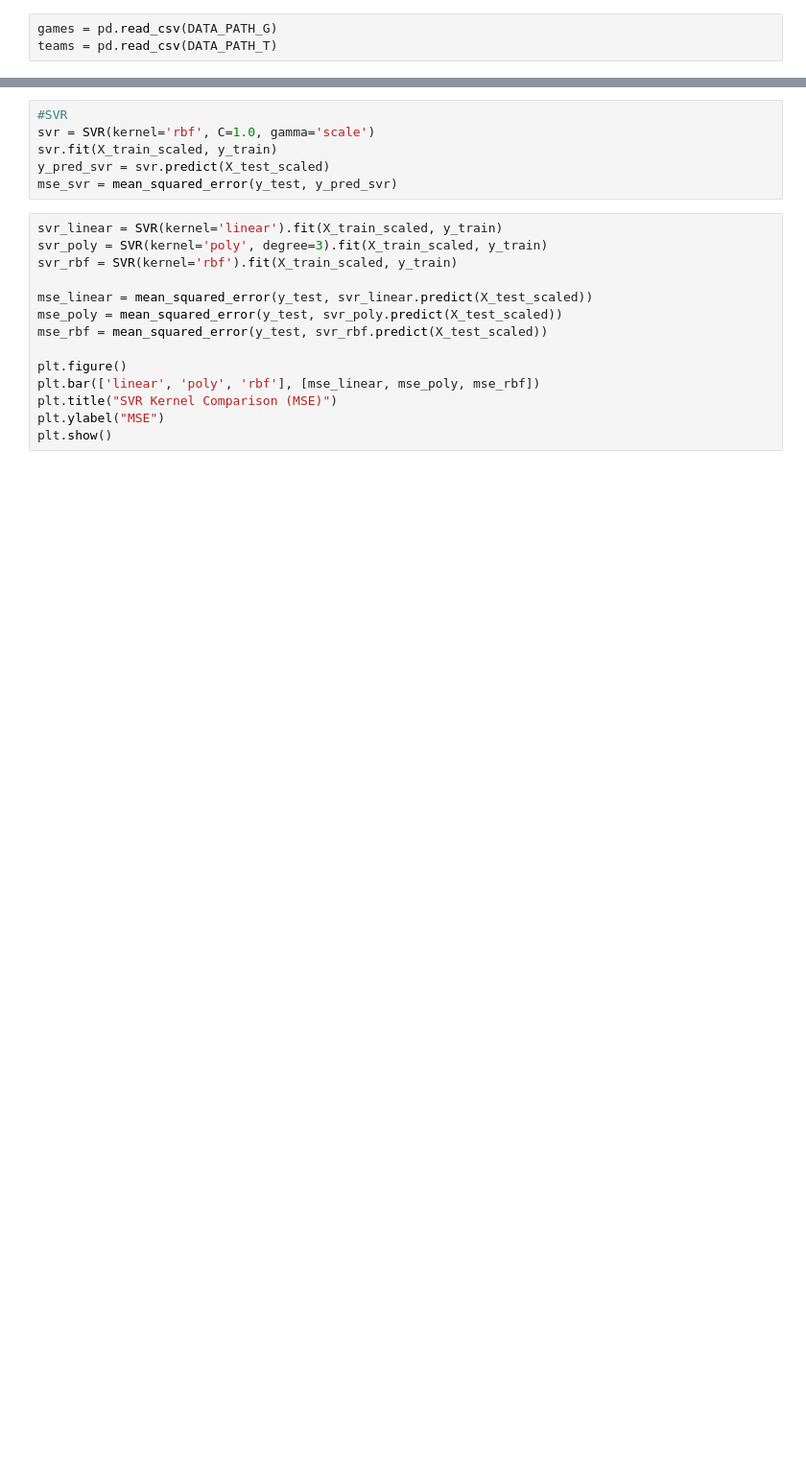
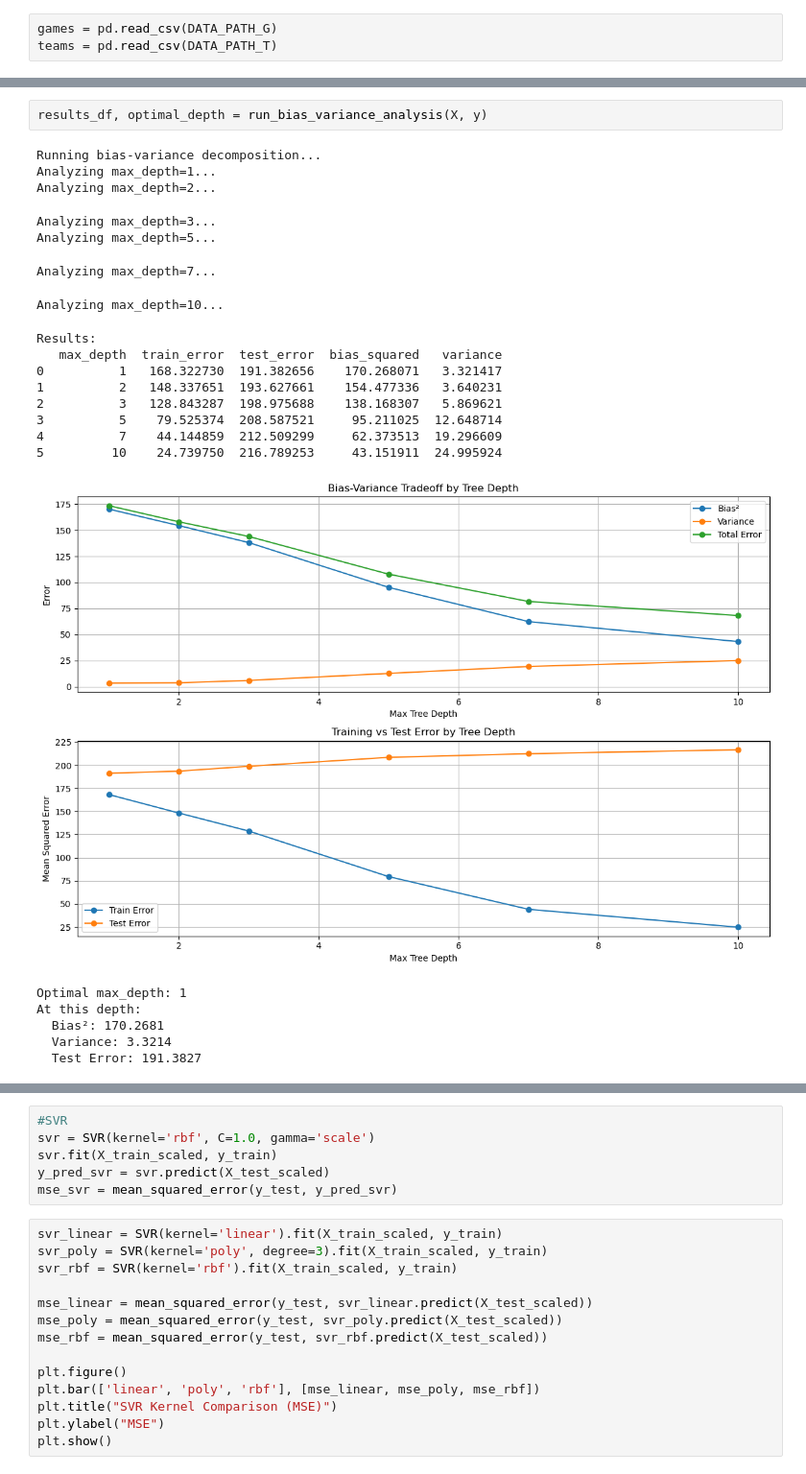
Before and after one commit to Datboy0127/Gamblers-CDS-Onboarding-Project, a Jupyter notebook: competition/SL_Regression.ipynb, the cells around one changed output, grey strips where cells are left out. Shown at 96% size. Cells and saved outputs as stored; diff of their text form; blank space fills up the shorter version.

Commit message:
Some changes xgboost + bias variance

```diff
--- a/competition/SL_Regression.ipynb
+++ b/competition/SL_Regression.ipynb
@@ -88,3 +418,27 @@ X_test_scaled = scaler.transform(X_test)
+# %%
+results_df, optimal_depth = run_bias_variance_analysis(X, y)
+# %% [output]
+Running bias-variance decomposition...
+Analyzing max_depth=1...
+Analyzing max_depth=2...
+Analyzing max_depth=3...
+Analyzing max_depth=5...
+Analyzing max_depth=7...
+Analyzing max_depth=10...
+Results:
+   max_depth  train_error  test_error  bias_squared   variance
+0          1   168.322730  191.382656    170.268071   3.321417
+1          2   148.337651  193.627661    154.477336   3.640231
+2          3   128.843287  198.975688    138.168307   5.869621
+3          5    79.525374  208.587521     95.211025  12.648714
+4          7    44.144859  212.509299     62.373513  19.296609
+5         10    24.739750  216.789253     43.151911  24.995924
+[figure, added]
+Optimal max_depth: 1
+At this depth:
+  Bias²: 170.2681
+  Variance: 3.3214
+  Test Error: 191.3827
 # %%
 #KNN
 knn = KNeighborsRegressor(n_neighbors=5)
```
Also changed, not shown: parts of 12 cells of this notebook.
